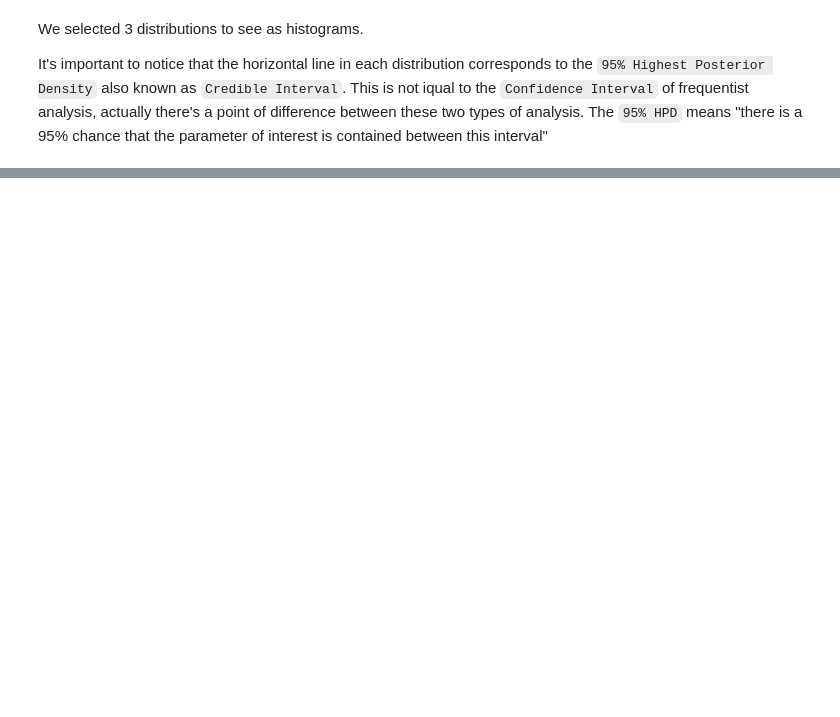
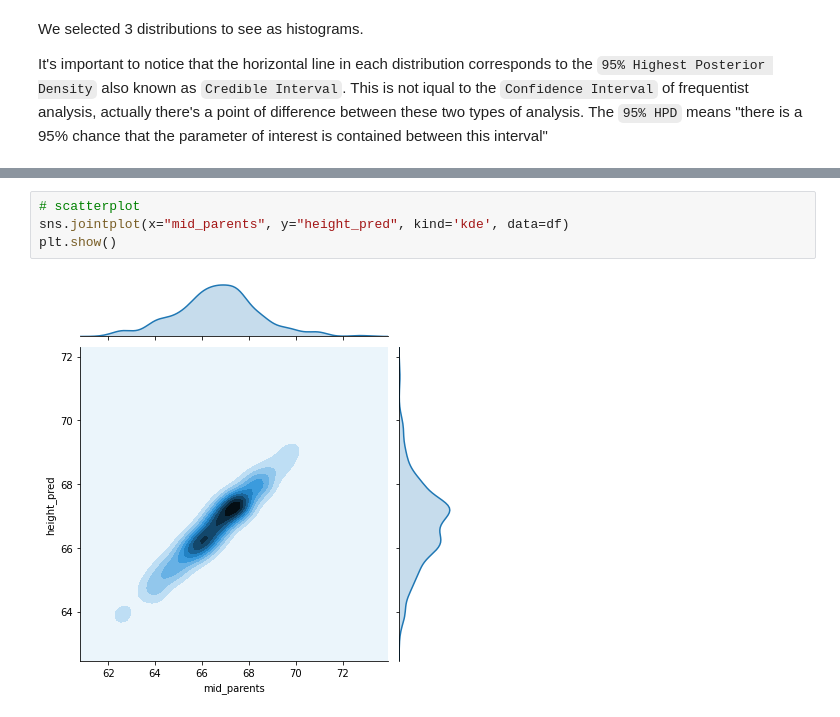
Before and after one commit to elisiojsj/Data-Science, a Jupyter notebook: Galton_Height-analysis.ipynb, the cells around one changed output, grey strips where cells are left out. Saved outputs shown, nothing was run; the diff lists cells and outputs as text; blank space fills up the shorter version.

```diff
--- a/Galton_Height-analysis.ipynb
+++ b/Galton_Height-analysis.ipynb
@@ -204,0 +250,6 @@ array([<matplotlib.axes._subplots.AxesSubplot object at 0x...>,
+# %%
+# scatterplot
+sns.jointplot(x="mid_parents", y="height_pred", kind='kde', data=df)
+plt.show()
+# %% [output]
+[figure, added]
```
Also changed, not shown: parts of 17 cells of this notebook.
